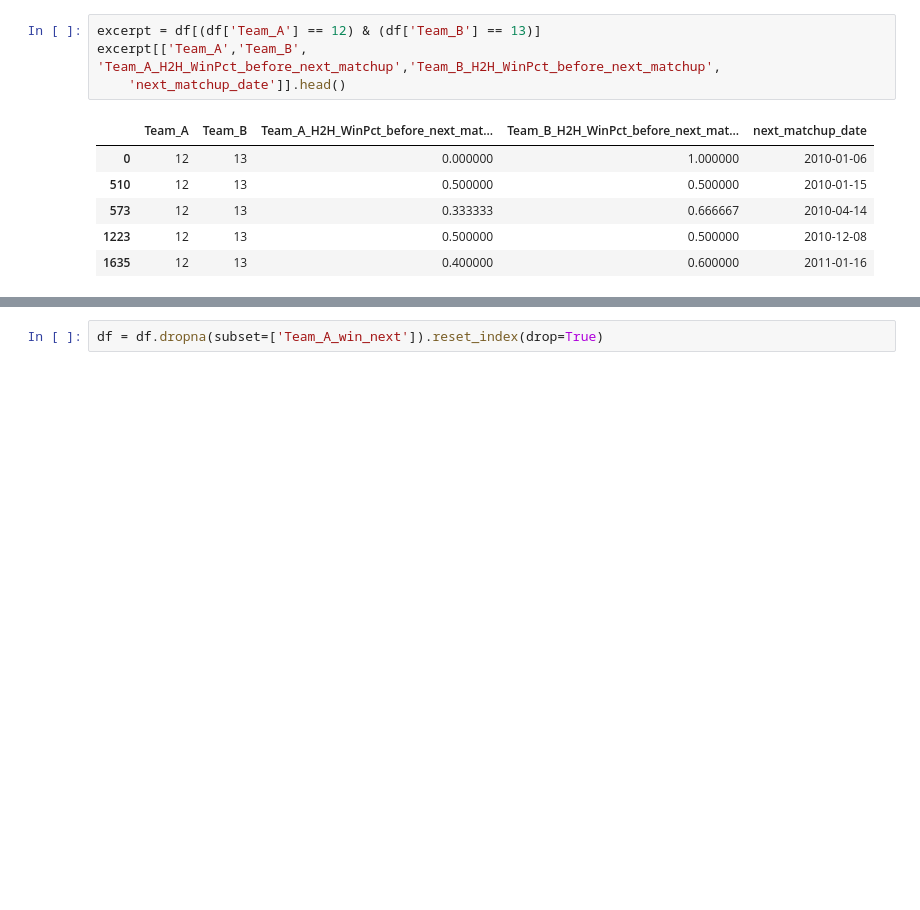
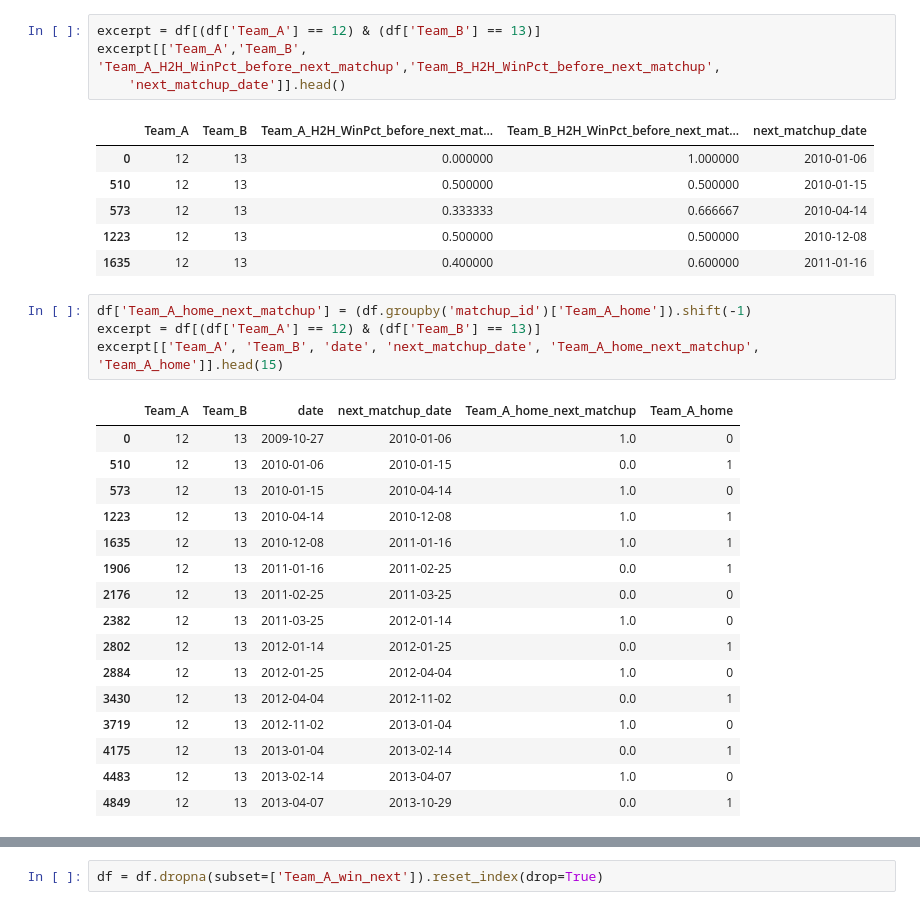
Before and after one commit to sarmad-21/nba_predictive_model, a Jupyter notebook: feature_engineering.ipynb, the cells around one changed output, grey strips where cells are left out. Cells and saved outputs as stored; diff of their text form; blank space fills up the shorter version.

```diff
--- a/feature_engineering.ipynb
+++ b/feature_engineering.ipynb
@@ -667,3 +684,24 @@ excerpt[['Team_A','Team_B', 'Team_A_H2H_WinPct_before_next_matchup','Team_B_H2H_
 | 573 | 12 | 13 | 0.333333 | 0.666667 | 2010-04-14 |
 | 1223 | 12 | 13 | 0.500000 | 0.500000 | 2010-12-08 |
 | 1635 | 12 | 13 | 0.400000 | 0.600000 | 2011-01-16 |
+# %%
+df['Team_A_home_next_matchup'] = (df.groupby('matchup_id')['Team_A_home']).shift(-1)
+excerpt = df[(df['Team_A'] == 12) & (df['Team_B'] == 13)]
+excerpt[['Team_A', 'Team_B', 'date', 'next_matchup_date', 'Team_A_home_next_matchup', 'Team_A_home']].head(15)
+# %% [output]
+|  | Team_A | Team_B | date | next_matchup_date | Team_A_home_next_matchup | Team_A_home |
+| 0 | 12 | 13 | 2009-10-27 | 2010-01-06 | 1.0 | 0 |
+| 510 | 12 | 13 | 2010-01-06 | 2010-01-15 | 0.0 | 1 |
+| 573 | 12 | 13 | 2010-01-15 | 2010-04-14 | 1.0 | 0 |
+| 1223 | 12 | 13 | 2010-04-14 | 2010-12-08 | 1.0 | 1 |
+| 1635 | 12 | 13 | 2010-12-08 | 2011-01-16 | 1.0 | 1 |
+| 1906 | 12 | 13 | 2011-01-16 | 2011-02-25 | 0.0 | 1 |
+| 2176 | 12 | 13 | 2011-02-25 | 2011-03-25 | 0.0 | 0 |
+| 2382 | 12 | 13 | 2011-03-25 | 2012-01-14 | 1.0 | 0 |
+| 2802 | 12 | 13 | 2012-01-14 | 2012-01-25 | 0.0 | 1 |
+| 2884 | 12 | 13 | 2012-01-25 | 2012-04-04 | 1.0 | 0 |
+| 3430 | 12 | 13 | 2012-04-04 | 2012-11-02 | 0.0 | 1 |
+| 3719 | 12 | 13 | 2012-11-02 | 2013-01-04 | 1.0 | 0 |
+| 4175 | 12 | 13 | 2013-01-04 | 2013-02-14 | 0.0 | 1 |
+| 4483 | 12 | 13 | 2013-02-14 | 2013-04-07 | 1.0 | 0 |
+| 4849 | 12 | 13 | 2013-04-07 | 2013-10-29 | 0.0 | 1 |
```
Also changed, not shown: parts of 11 cells of this notebook.
